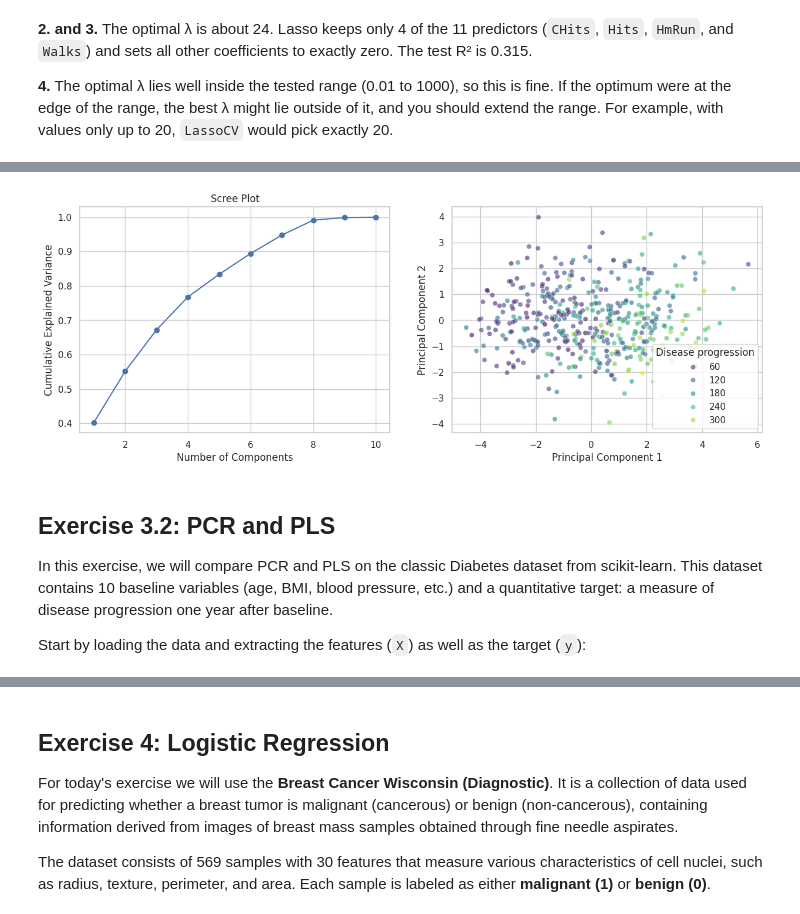
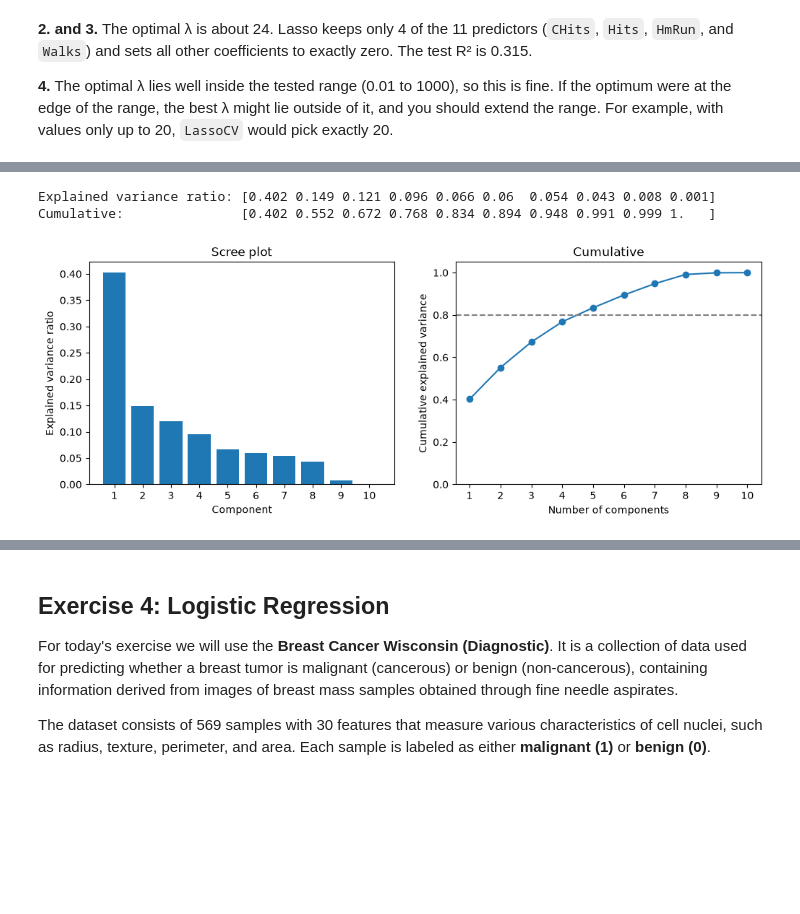
Before and after one commit to mibur1/psy300, a Jupyter notebook: book/solutions/solutions_2.ipynb, the cells around one changed output, grey strips where cells are left out. Saved outputs shown, nothing was run; the diff lists cells and outputs as text; code cells hidden in the pictures; blank space fills up the shorter version.

```diff
--- a/book/solutions/solutions_2.ipynb
+++ b/book/solutions/solutions_2.ipynb
@@ -221,12 +189,10 @@ from sklearn.datasets import load_diabetes
 
 # Load the data as a DataFrame
 diabetes = load_diabetes(as_frame=True)
-df = diabetes.frame
-df.rename(columns={'target': 'Disease progression'}, inplace=True)
+X = diabetes.data
+y = diabetes.target
 
-X = df.drop(columns='Disease progression')
-y = df['Disease progression']
-
-# 1. Inspect the data
-df.head()
+# Inspect the data and check for missing values
+print(X.isna().sum().sum(), "missing values")
+X.describe().round(3)
 # %% [output]
@@ -239,39 +214,26 @@ df.head()
 # %%
 import numpy as np
 import matplotlib.pyplot as plt
 from sklearn.preprocessing import StandardScaler
 from sklearn.decomposition import PCA
 
-import seaborn as sns
-sns.set_theme(style="whitegrid")
+# Standardize the data and fit the PCA
+X_std = StandardScaler().fit_transform(X)
+pca = PCA().fit(X_std)
 
-# 1. Standardize the data
-scaler = StandardScaler()
-X_std = scaler.fit_transform(X)
+evr = pca.explained_variance_ratio_
+components = np.arange(1, len(evr) + 1)
+print("Explained variance ratio:", evr.round(3))
+print("Cumulative:              ", evr.cumsum().round(3))
 
-# 2. Perform the PCA
-pca = PCA()
-pca.fit(X_std)
-
-# 3. Get the explained variance ratio
-explained_variance = pca.explained_variance_ratio_
-
-# 4. Project into PCA space
-X_pca = pca.transform(X_std)
-
-# 5. Plot the explained variance and 2D PCA projection
-fig, ax = plt.subplots(1,2, figsize=(15, 5))
-
-ax[0].plot(np.arange(1, len(explained_variance)+1), explained_variance.cumsum(), marker='o')
-ax[0].set(xlabel='Number of Components', ylabel='Cumulative Explained Variance', title='Scree Plot')
-
-sns.scatterplot(x=X_pca[:, 0], y=X_pca[:, 1], hue=y, palette='viridis', alpha=0.6, ax=ax[1])
-ax[1].set(xlabel='Principal Component 1', ylabel='Principal Component 2');
+# Plot the explained variance ratio and the cumulative explained variance
+fig, ax = plt.subplots(1, 2, figsize=(12, 4))
+ax[0].bar(components, evr)
+ax[0].set(xlabel="Component", ylabel="Explained variance ratio", title="Scree plot", xticks=components)
+ax[1].plot(components, evr.cumsum(), marker="o")
+ax[1].axhline(0.8, color="gray", linestyle="--")
+ax[1].set(xlabel="Number of components", ylabel="Cumulative explained variance", title="Cumulative", xticks=components, ylim=(0, 1.05));
 # %% [output]
+Explained variance ratio: [0.402 0.149 0.121 0.096 0.066 0.06  0.054 0.043 0.008 0.001]
+Cumulative:               [0.402 0.552 0.672 0.768 0.834 0.894 0.948 0.991 0.999 1.   ]
-[figure, old version]
+[figure, new version]
-# %% [markdown]
-## Exercise 3.2: PCR and PLS
-
-In this exercise, we will compare PCR and PLS on the classic Diabetes dataset from scikit-learn. This dataset contains 10 baseline variables (age, BMI, blood pressure, etc.) and a quantitative target: a measure of disease progression one year after baseline.
-
-Start by loading the data and extracting the features (`X`) as well as the target (`y`):
```
Also changed, not shown: parts of 24 cells of this notebook, 3 other files.
